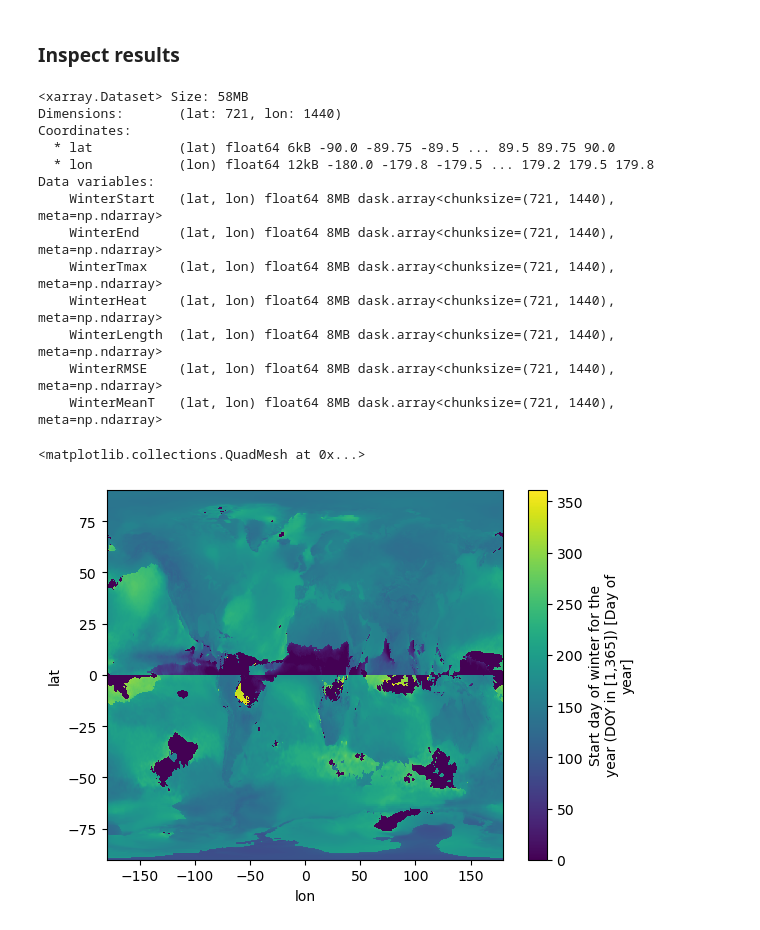
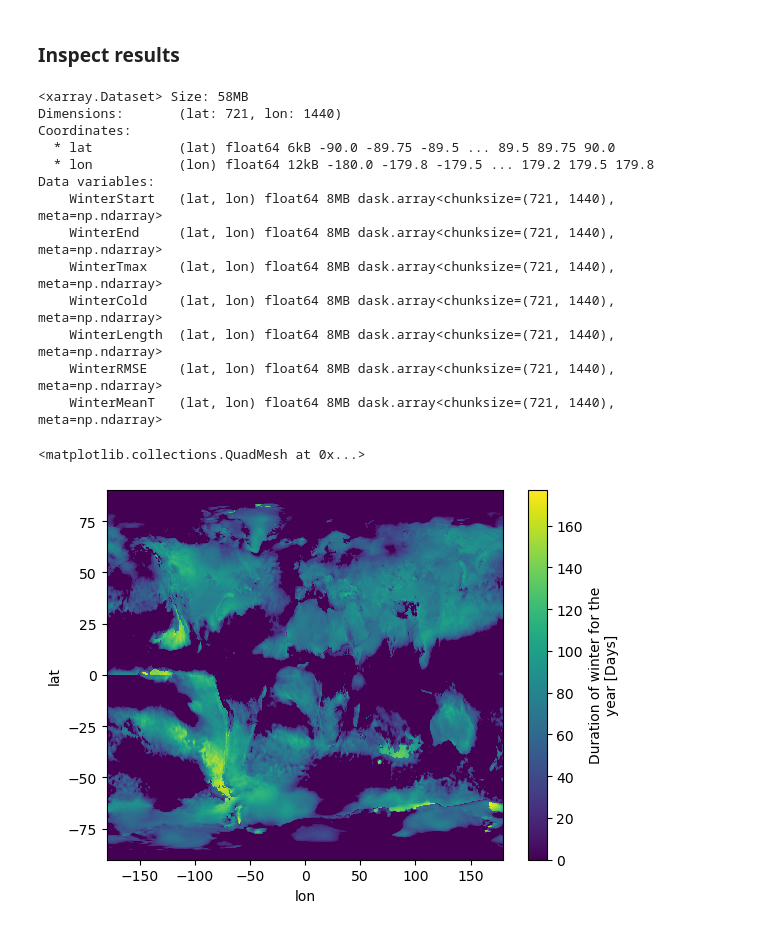
Before and after one commit to tedscott/HeatWaves, a Jupyter notebook: Winter/ProcessMultipleYearsFourierParallel2.ipynb, the cells around one changed output. Cells and saved outputs as stored; diff of their text form; code cells hidden in the pictures.

```diff
--- a/Winter/ProcessMultipleYearsFourierParallel2.ipynb
+++ b/Winter/ProcessMultipleYearsFourierParallel2.ipynb
@@ -523,7 +505,7 @@ Wall time: 9h 36min 35s
 ### Inspect results
 # %%
 # check it
-filepath = '../../../../Data/ERA5-global/Analysis/New-Fourier/Winter/1961_winter_stats.nc'
+filepath = '../../../../Data/ERA5-global/Analysis/New-Fourier/Winter/2024_winter_stats.nc'
 test = xr.open_mfdataset(filepath)
 test
 # %% [output]
@@ -536,12 +518,12 @@ Data variables:
     WinterStart   (lat, lon) float64 8MB dask.array<chunksize=(721, 1440), meta=np.ndarray>
     WinterEnd     (lat, lon) float64 8MB dask.array<chunksize=(721, 1440), meta=np.ndarray>
     WinterTmax    (lat, lon) float64 8MB dask.array<chunksize=(721, 1440), meta=np.ndarray>
-    WinterHeat    (lat, lon) float64 8MB dask.array<chunksize=(721, 1440), meta=np.ndarray>
+    WinterCold    (lat, lon) float64 8MB dask.array<chunksize=(721, 1440), meta=np.ndarray>
     WinterLength  (lat, lon) float64 8MB dask.array<chunksize=(721, 1440), meta=np.ndarray>
     WinterRMSE    (lat, lon) float64 8MB dask.array<chunksize=(721, 1440), meta=np.ndarray>
     WinterMeanT   (lat, lon) float64 8MB dask.array<chunksize=(721, 1440), meta=np.ndarray>
 # %%
-test.WinterStart.plot()
+test.WinterLength.plot()
 # %% [output]
 <matplotlib.collections.QuadMesh at 0x...>
-[figure, old version]
+[figure, new version]
```
Also changed, not shown: parts of 2 cells of this notebook, 4 other files.
